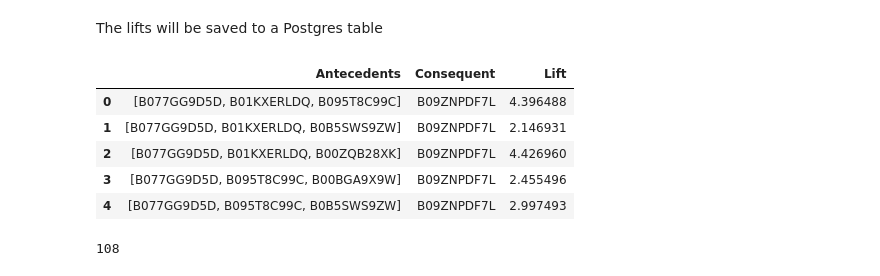
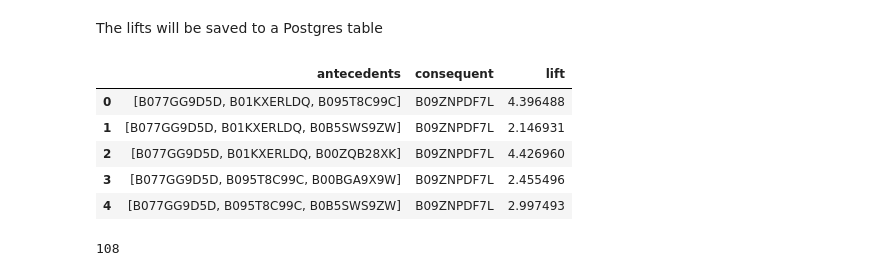
Before and after one commit to Foffee/IRS_Course_Project, a Jupyter notebook: non_personalized.ipynb, the cells around one changed output. Drawn from its saved outputs; the diff is of its cells as text; code cells hidden in the pictures.

```diff
--- a/non_personalized.ipynb
+++ b/non_personalized.ipynb
@@ -569,16 +620,16 @@ The lifts will be saved to a Postgres table
 # %%
 lifts_table_entries = []
 
 for rule, lift in lifts.items():
 	antecedents = list(map(lambda idx: reverse_item_map[idx], rule[0]))
 	consequent = reverse_item_map[rule[1]]
 
 	lifts_table_entries.append((antecedents, consequent, lift))
 
-lifts_table = pd.DataFrame(data=lifts_table_entries, columns=['Antecedents', 'Consequent', 'Lift'])
+lifts_table = pd.DataFrame(data=lifts_table_entries, columns=['antecedents', 'consequent', 'lift'])
 lifts_table.head()
 # %% [output]
-|  | Antecedents | Consequent | Lift |
+|  | antecedents | consequent | lift |
 | 0 | [B077GG9D5D, B01KXERLDQ, B095T8C99C] | B09ZNPDF7L | 4.396488 |
 | 1 | [B077GG9D5D, B01KXERLDQ, B0B5SWS9ZW] | B09ZNPDF7L | 2.146931 |
 | 2 | [B077GG9D5D, B01KXERLDQ, B00ZQB28XK] | B09ZNPDF7L | 4.426960 |
```
Also changed, not shown: parts of 8 cells of this notebook, 3 other files.
